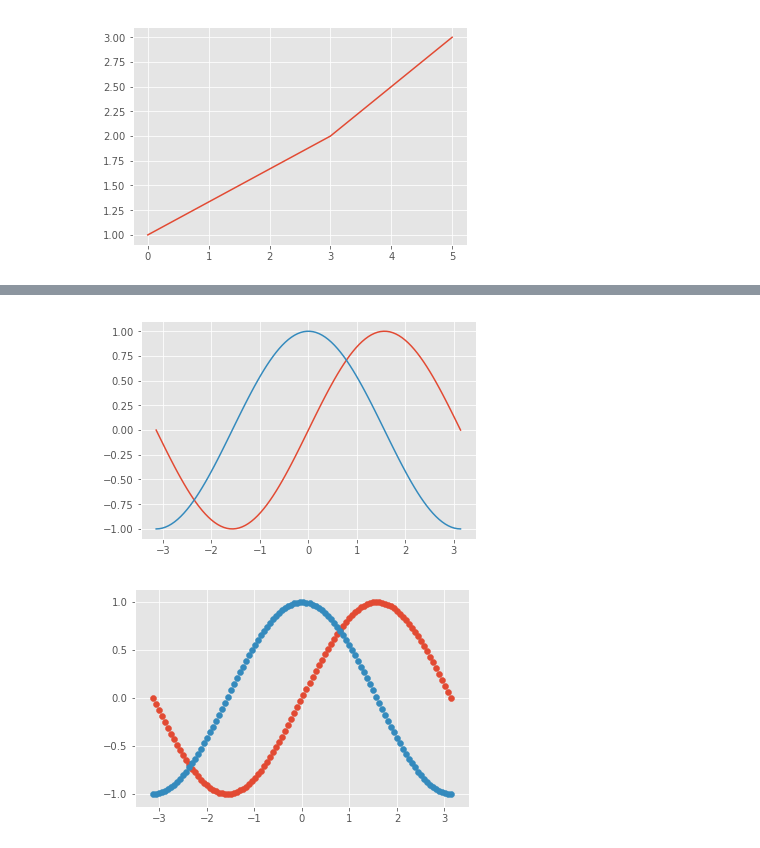
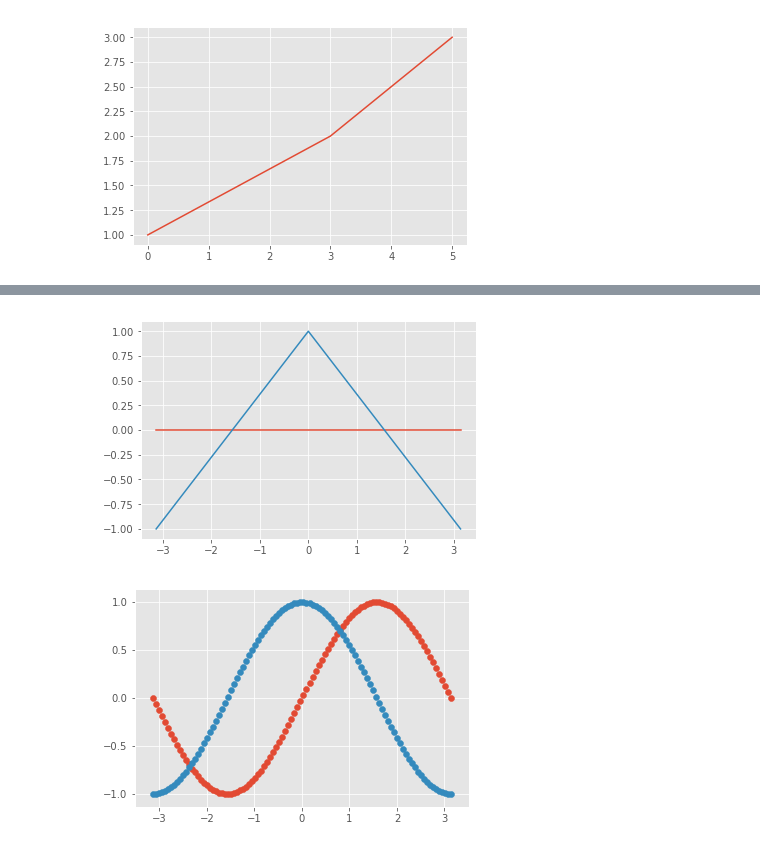
Before and after one commit to nacho328/master-data-science-nacho, a Jupyter notebook: trabajos_jupiter/ejercicio_clase_Phyton/01-numpy_pandas_introduction_blank.ipynb, the cells around one changed output, grey strips where cells are left out. Drawn from its saved outputs; the diff is of its cells as text; code cells hidden in the pictures.

```diff
--- a/trabajos_jupiter/ejercicio_clase_Phyton/01-numpy_pandas_introduction_blank.ipynb
+++ b/trabajos_jupiter/ejercicio_clase_Phyton/01-numpy_pandas_introduction_blank.ipynb
@@ -67,13 +72,13 @@ plt.show()
 # %%
-X = np.linspace(-np.pi, np.pi, 100)
+X = np.linspace(-np.pi, np.pi, 3)
 S = np.sin(X)
 C = np.cos(X)
 
 plt.plot(X,S)
 plt.plot(X,C)
 plt.show()
 # %% [output]
-[figure, old version]
+[figure, new version]
 # %%
 plt.scatter(X,S)
 plt.scatter(X,C)
```
Also changed, not shown: parts of 22 cells of this notebook.
